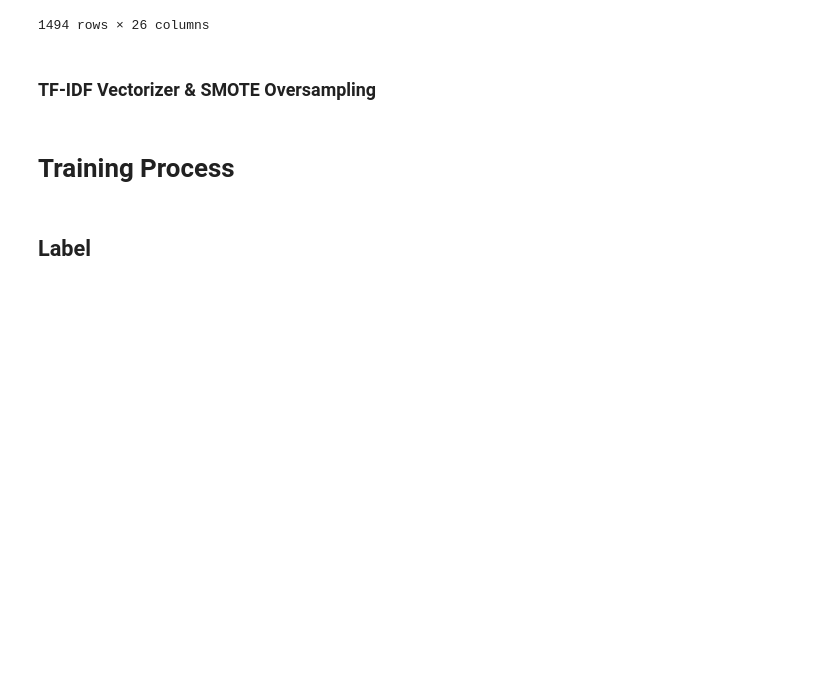
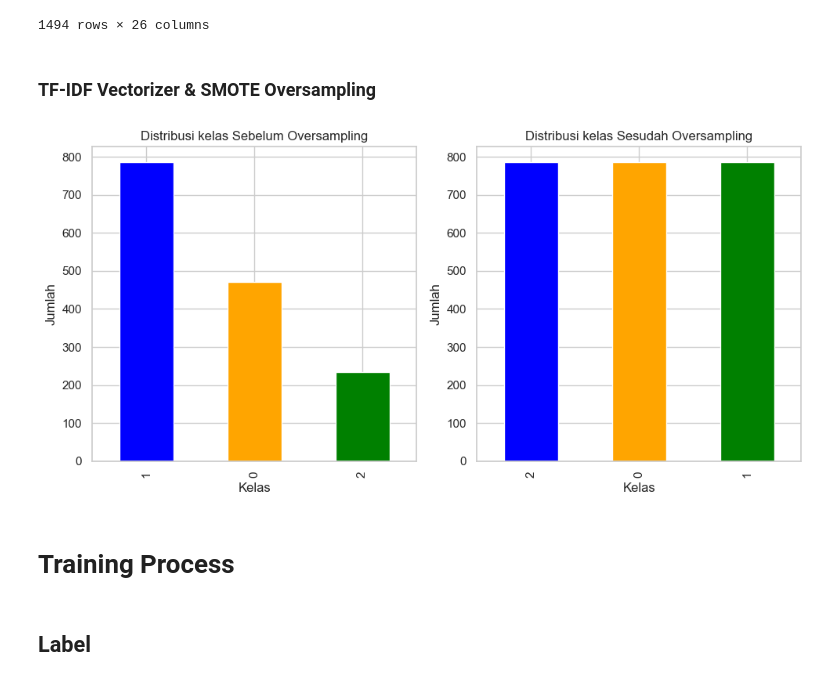
Before and after one commit to rnlyone/Pemilu_TransferLearning_SentimentAnalysis, a Jupyter notebook: Sentiment_Analysis_Final.ipynb, the cells around one changed output. Saved outputs shown, nothing was run; the diff lists cells and outputs as text; code cells hidden in the pictures; blank space fills up the shorter version.

Commit message:
update visualisasi

```diff
--- a/Sentiment_Analysis_Final.ipynb
+++ b/Sentiment_Analysis_Final.ipynb
@@ -442,3 +462,24 @@ Xs_bi, ys_bi = oversample.fit_resample(X_bi, ys)
+# %%
+# Visualize class distribution before oversampling
+plt.figure(figsize=(10, 5))
+
+plt.subplot(1, 2, 1)
+ys.value_counts().plot(kind='bar', color=['blue', 'orange', 'green'])
+plt.title('Distribusi kelas Sebelum Oversampling')
+plt.xlabel('Kelas')
+plt.ylabel('Jumlah')
+
+# Visualize Distribusi kelas after oversampling
+plt.subplot(1, 2, 2)
+ys_bi.value_counts().plot(kind='bar', color=['blue', 'orange', 'green'])
+plt.title('Distribusi kelas Sesudah Oversampling')
+plt.xlabel('Kelas')
+plt.ylabel('Jumlah')
+
+plt.tight_layout()
+plt.show()
+# %% [output]
+[figure, added]
 # %%
 # train test split for xs_bi, ys_bi
 X_train_s, X_test_s, y_train_s, y_test_s = train_test_split(Xs_bi, ys_bi, test_size=0.2, random_state=42)
```
Also changed, not shown: parts of 19 cells of this notebook, 2 other files.
